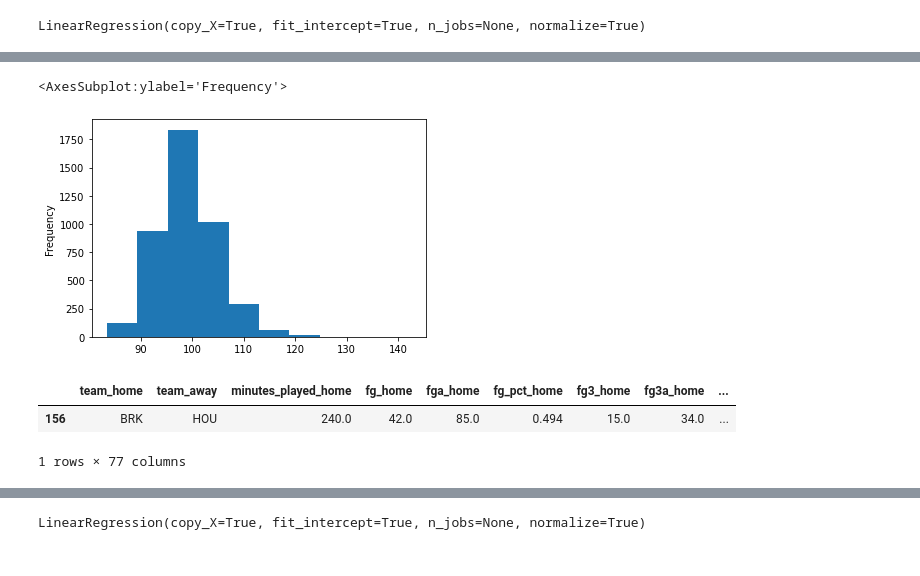
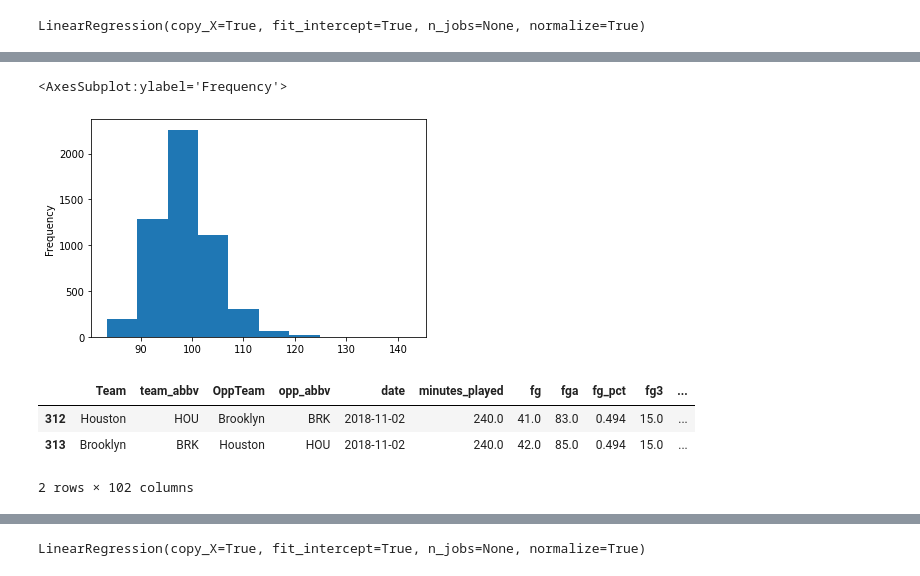
Before and after one commit to kyle-rgb/NBA_Sportsbook_Project, a Jupyter notebook: notebooks/Model_Stage.ipynb, the cells around one changed output, grey strips where cells are left out. Cells and saved outputs as stored; diff of their text form; code cells hidden in the pictures.

```diff
--- a/notebooks/Model_Stage.ipynb
+++ b/notebooks/Model_Stage.ipynb
@@ -62,7 +120,0 @@ model_1_df.describe()
-# %%
-home_teams = model_1_df.iloc[:, :5]
-# %%
-away_teams = model_1_df.iloc[:, 5:10]
-# %%
-home_teams.columns = [col.replace("_home", "") for col in home_teams.columns]
-away_teams.columns = [col.replace("_away", "") for col in away_teams.columns]
@@ -145,15 +255,20 @@ def possessionCalculator(df):
     # equation used to properly account for rebounds as a factor of overall possessions.
     # original formula:
         # 0.5 * (FGA + (0.4*FTA) - 1.07*(ORB / (ORB  + Opp DRB)) * (FGA - FG) + TOV) + (Opp FGA + (0.4*Opp FTA) - 1.07*(Opp ORB / (Opp ORB + DRB)) * (Opp FGA - Opp FG) + Opp TOV)
-    vars_ = ['fg_home', 'fga_home', 'fta_home', 'orb_home', 'drb_away', 'tov_home',
-             'fg_away', 'fga_away', 'fta_away', 'orb_away', 'drb_home', 'tov_away']
+    home_teams = df[lambda x: x.home_team_bin == 1].loc[:, ["fg", "fga", "fta", "orb", "drb", "tov", "game_code"]]
+    away_teams = df[lambda x: x.home_team_bin == 0].loc[:, ["fg", "fga", "fta", "orb", "drb", "tov", "game_code"]]
+    df_game_by_game = home_teams.merge(away_teams, on="game_code", suffixes=("_home", "_away")).sort_index()
 
-    return 0.5 * ((df["fga_home"] + 0.4*df["fta_home"] - (1.07* (df["orb_home"] / (df["orb_home"] + df["drb_away"]))) * (df["fga_home"] - df["fg_home"]) + df["tov_home"] +\
-                  (df["fga_away"] + 0.4*df["fta_away"] - (1.07* (df["orb_away"] / (df["orb_away"] + df["drb_home"]))) * (df["fga_away"] - df["fg_away"]) + df["tov_away"]
-                  )))
+    df_game_by_game["game_possessions"] = 0.5 * ((df_game_by_game["fga_home"] + 0.4*df_game_by_game["fta_home"] - (1.07* (df_game_by_game["orb_home"] / (df_game_by_game["orb_home"] + df_game_by_game["drb_away"])))\
+                                                  * (df_game_by_game["fga_home"] - df_game_by_game["fg_home"]) + df_game_by_game["tov_home"] +\
+                                                  (df_game_by_game["fga_away"] + 0.4*df_game_by_game["fta_away"] - (1.07* (df_game_by_game["orb_away"] / (df_game_by_game["orb_away"] + df_game_by_game["drb_home"])))\
+                                                   * (df_game_by_game["fga_away"] - df_game_by_game["fg_away"]) + df_game_by_game["tov_away"]
+                                                  )))
+
+    return df.merge(df_game_by_game, on="game_code")
 # %%
-possessionCalculator(df).plot(kind="hist")
+possessionCalculator(df).game_possessions.plot(kind="hist")
 # %% [output]
 <AxesSubplot:ylabel='Frequency'>
-[figure, old version]
+[figure, new version]
 # %%
@@ -165,7 +276,10 @@ df = pd.concat([df, poss_Series], axis=1)
-# %%
-df[df.game_code == "201811020BRK"]
-# %% [output]
-|  | team_home | team_away | minutes_played_home | fg_home | fga_home | fg_pct_home | fg3_home | fg3a_home | ... |
-| 156 | BRK | HOU | 240.0 | 42.0 | 85.0 | 0.494 | 15.0 | 34.0 | ... |
-1 rows × 77 columns
+# %%
+# reference: https://www.basketball-reference.com/boxscores/201811020BRK.html
+# Our New Game Possessions Column Matches That of the Pace Statistic on Basketball Reference
+df[df.game_code == "201811020BRK"]
+# %% [output]
+|  | Team | team_abbv | OppTeam | opp_abbv | date | minutes_played | fg | fga | fg_pct | fg3 | ... |
+| 312 | Houston | HOU | Brooklyn | BRK | 2018-11-02 | 240.0 | 41.0 | 83.0 | 0.494 | 15.0 | ... |
+| 313 | Brooklyn | BRK | Houston | HOU | 2018-11-02 | 240.0 | 42.0 | 85.0 | 0.494 | 15.0 | ... |
+2 rows × 102 columns
 # %% [markdown]
```
Also changed, not shown: parts of 155 cells of this notebook.
